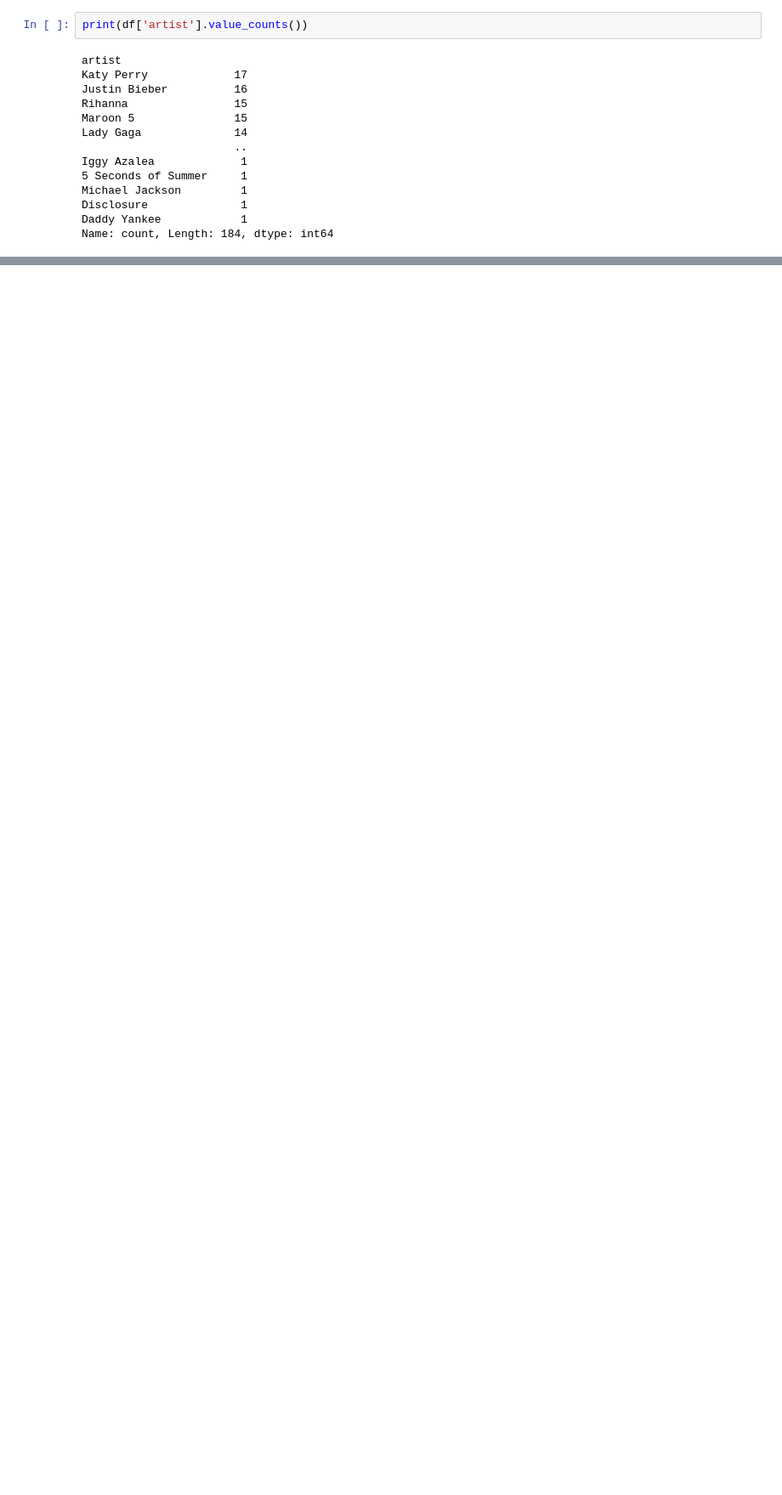
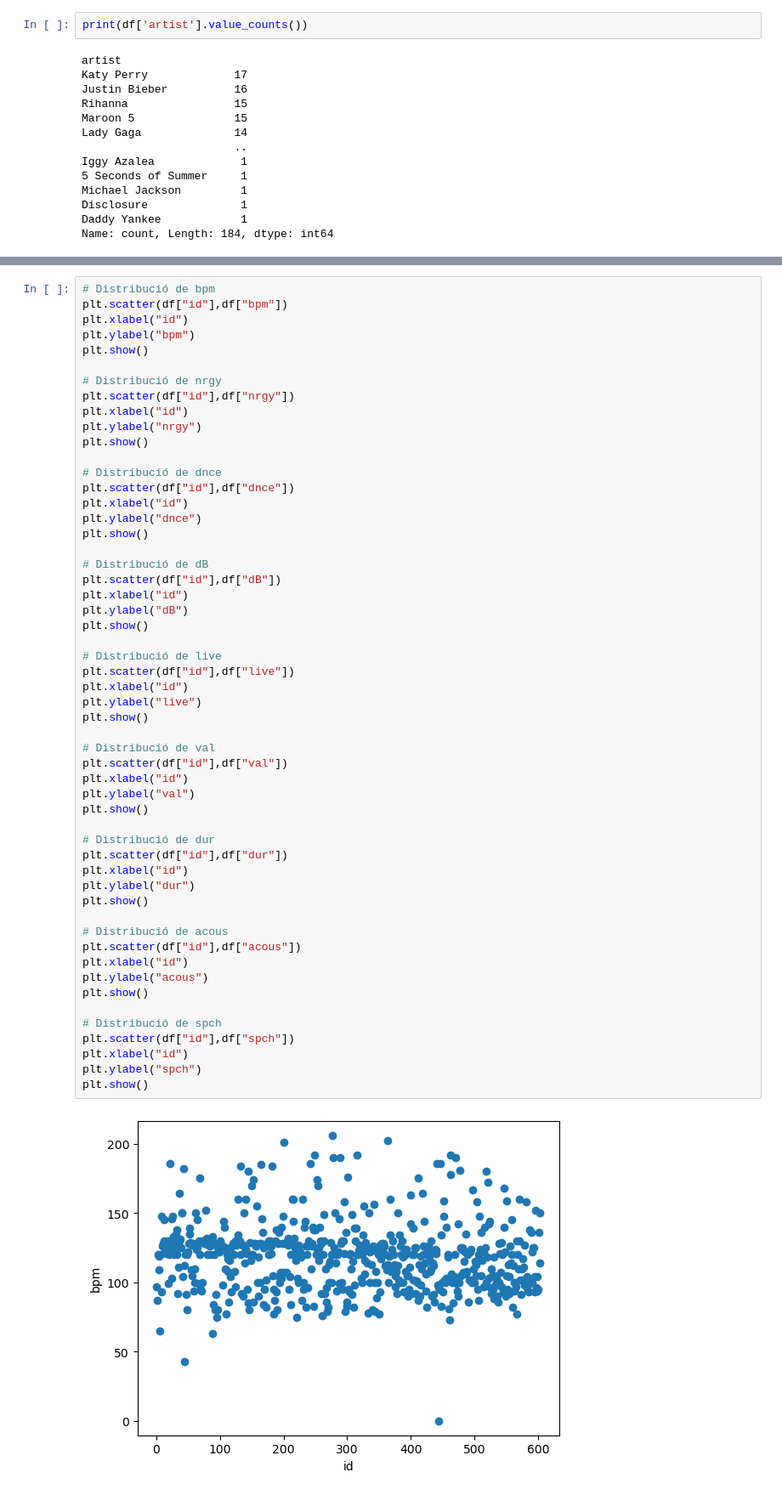
Before and after one commit to Erdrick2210/APC_Kaggle_Top_Spotify_songs-_from_2010-2019, a Jupyter notebook: Kaggle_Top_Spotify_songs_from_2010-2019.ipynb, the cells around one changed output, grey strips where cells are left out. Shown: that part at 85% size. Saved outputs shown, nothing was run; the diff lists cells and outputs as text; blank space fills up the shorter version.

```diff
--- a/Kaggle_Top_Spotify_songs_from_2010-2019.ipynb
+++ b/Kaggle_Top_Spotify_songs_from_2010-2019.ipynb
@@ -198,0 +392,56 @@ Name: count, Length: 184, dtype: int64
+# %%
+# Distribució de bpm
+plt.scatter(df["id"],df["bpm"])
+plt.xlabel("id")
+plt.ylabel("bpm")
+plt.show()
+
+# Distribució de nrgy
+plt.scatter(df["id"],df["nrgy"])
+plt.xlabel("id")
+plt.ylabel("nrgy")
+plt.show()
+
+# Distribució de dnce
+plt.scatter(df["id"],df["dnce"])
+plt.xlabel("id")
+plt.ylabel("dnce")
+plt.show()
+
+# Distribució de dB
+plt.scatter(df["id"],df["dB"])
+plt.xlabel("id")
+plt.ylabel("dB")
+plt.show()
+
+# Distribució de live
+plt.scatter(df["id"],df["live"])
+plt.xlabel("id")
+plt.ylabel("live")
+plt.show()
+
+# Distribució de val
+plt.scatter(df["id"],df["val"])
+plt.xlabel("id")
+plt.ylabel("val")
+plt.show()
+
+# Distribució de dur
+plt.scatter(df["id"],df["dur"])
+plt.xlabel("id")
+plt.ylabel("dur")
+plt.show()
+
+# Distribució de acous
+plt.scatter(df["id"],df["acous"])
+plt.xlabel("id")
+plt.ylabel("acous")
+plt.show()
+
+# Distribució de spch
+plt.scatter(df["id"],df["spch"])
+plt.xlabel("id")
+plt.ylabel("spch")
+plt.show()
+# %% [output]
+[figure, added]
```
Also changed, not shown: parts of 55 cells of this notebook.
